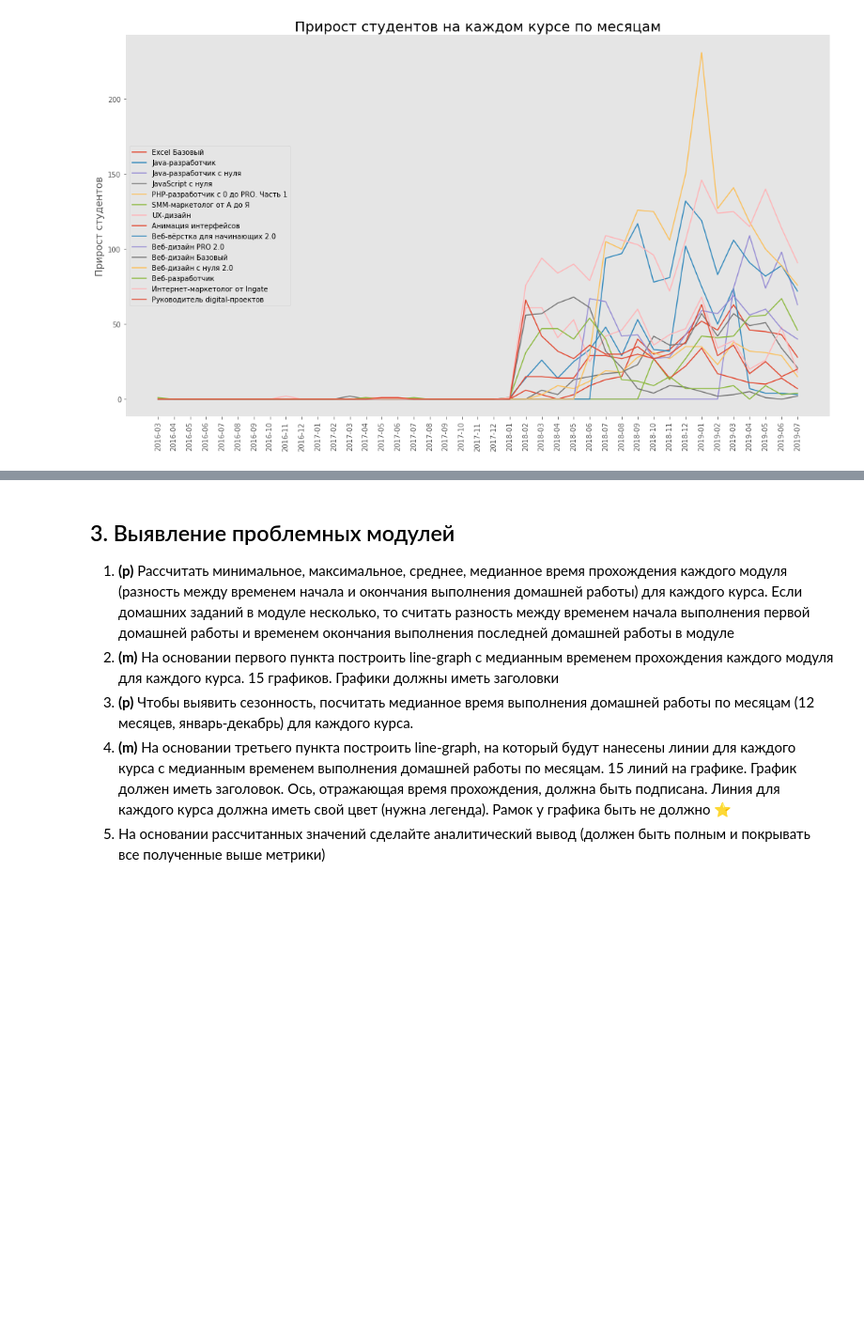
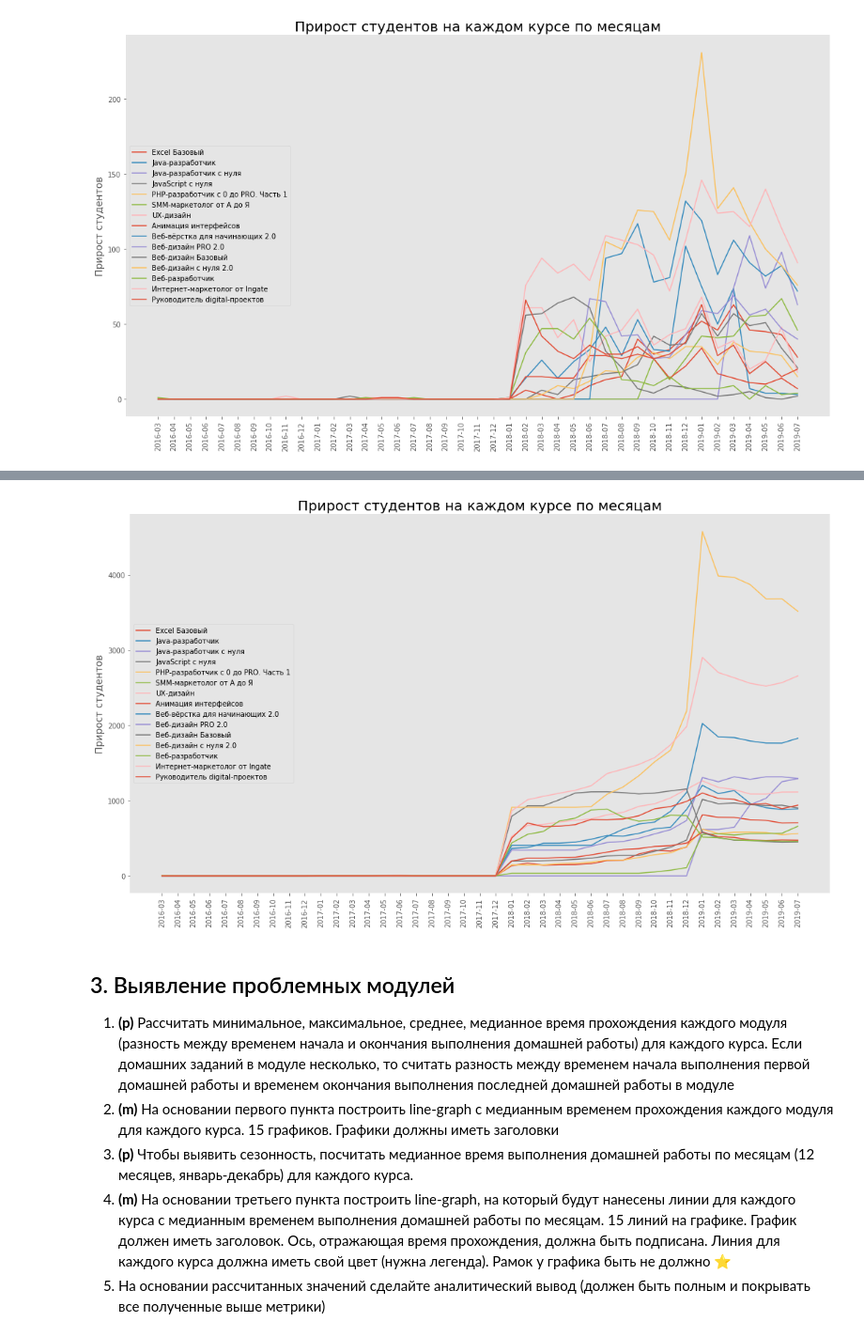
Before and after one commit to Dreeamcatcher/repo, a Jupyter notebook: skillbox/Data analytics - junior/course works/1/Coursework_analytics_1.ipynb, the cells around one changed output, grey strips where cells are left out. Shown at 94% size. Drawn from its saved outputs; the diff is of its cells as text; code cells hidden in the pictures; blank space fills up the shorter version.

```diff
--- a/skillbox/Data analytics - junior/course works/1/Coursework_analytics_1.ipynb
+++ b/skillbox/Data analytics - junior/course works/1/Coursework_analytics_1.ipynb
@@ -454,3 +473,39 @@ homeworks_df['month'] = homeworks_df.apply(
+# %%
+# ЗАДАНИЕ 2.6
+
+# Построить один line-graph для всех курсов по четвертому пункту. 15 линий на графике. Ticks нужно развернуть так, чтобы они были читаемы.
+# График должен иметь заголовок. Ось, отражающая количество прогрессов, должна быть подписана.
+# Линия для каждого курса должна иметь свой цвет (нужна легенда). Рамок у графика быть не должно ⭐
+
+# инициализируем
+fig, subplot = plt.subplots()
+fig.set_size_inches(18, 10)
+# настраиваем холст
+subplot.grid()
+plt.xticks(rotation=90, fontsize='10')
+plt.subplots_adjust(wspace=0.15, hspace=0.45)
+# # удаляем рамку
+subplot.spines['top'].set_visible(False)
+subplot.spines['right'].set_visible(False)
+subplot.spines['bottom'].set_visible(False)
+subplot.spines['left'].set_visible(False)
+plt.ylabel("Прирост студентов", fontsize=14)
+plt.title("Прирост студентов на каждом курсе по месяцам", fontsize=20)
+x_values = dates_list # значения оси Х
+
+for index, title in enumerate(titles):
+    # извлекаем значения оси Y
+    y_values = []
+    for month_value in dates_list:
+        mask = homeworks_df[homeworks_df['course_title'] == title].month.apply(lambda x: any(month == month_value for month in x))
+        y_values.append(homeworks_df[homeworks_df['course_title'] == title][mask].progress_id.count())
+    # рисуем
+    subplot.plot(x_values, y_values, label=title)
+
+plt.legend(loc='center left')
+plt.show()
+# %% [output]
+[figure, added]
 # %% [markdown]
 ## 3. Выявление проблемных модулей
 
```
Also changed, not shown: parts of 3 cells of this notebook.
